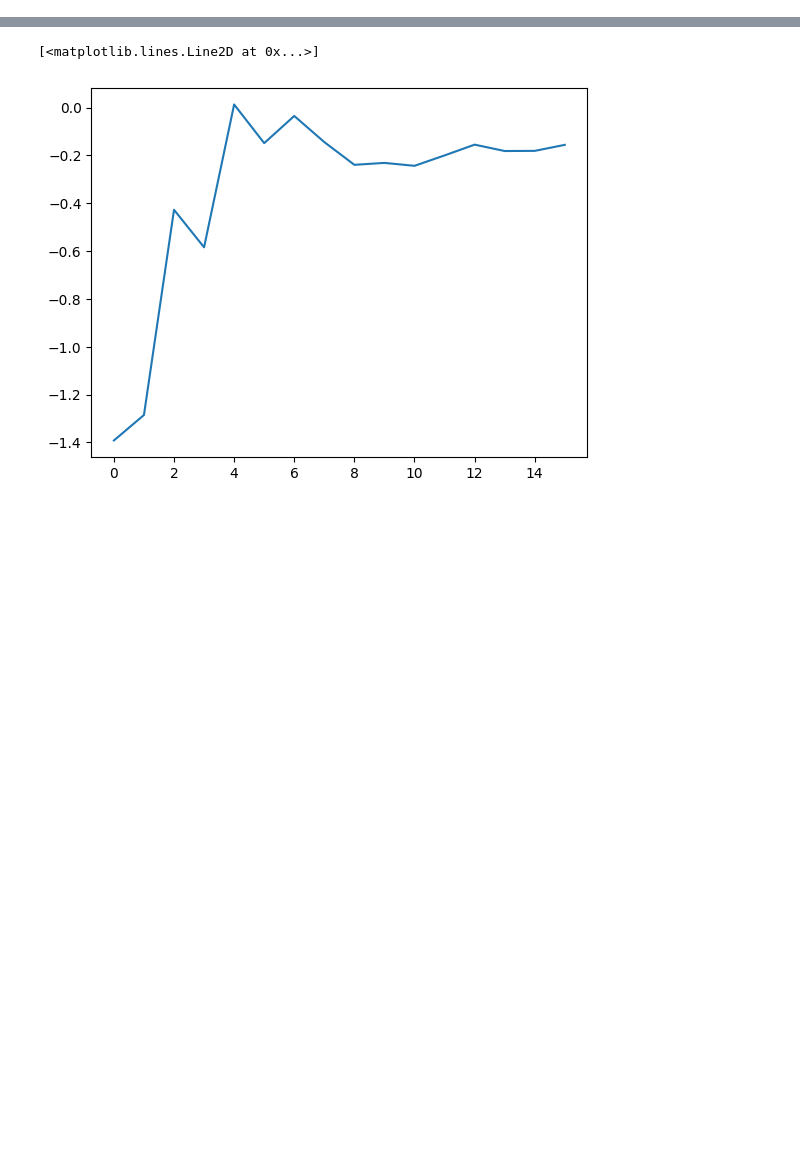
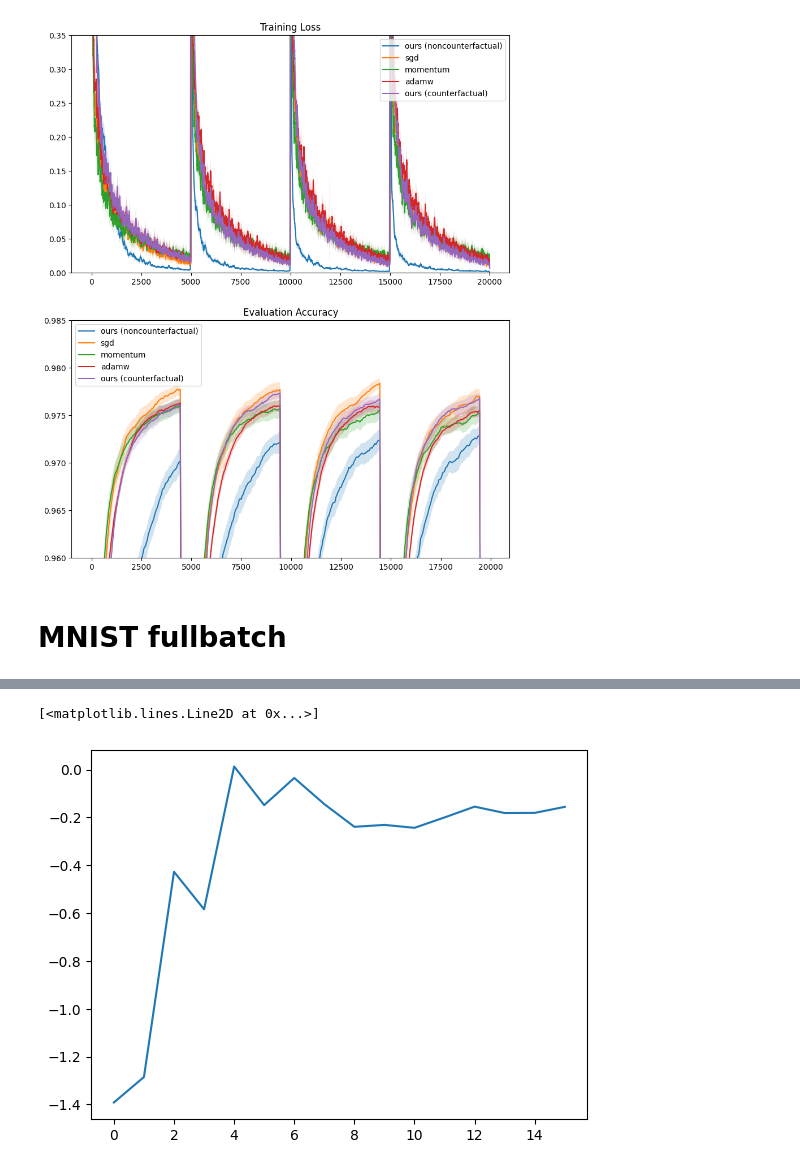
Before and after one commit to edogariu/meta_opt, a Jupyter notebook: notebooks/plotting.ipynb, the cells around one changed output, grey strips where cells are left out. Drawn from its saved outputs; the diff is of its cells as text; code cells hidden in the pictures; blank space fills up the shorter version.

Commit message:
added the plotting notebook

```diff
--- a/notebooks/plotting.ipynb
+++ b/notebooks/plotting.ipynb
@@ -45,0 +39,9 @@ note: using full_batch means we will never eval
+# %%
+# load
+CFG['experiment_name'] = 'mnist'
+results = make(CFG)  # save to temp var `_results` so that we dont immediately overwrite `results` in case somethings wrong
+# processed_results = process_results(CFG, results)
+processed_results = pkl.load(open('{}/data/{}_processed.pkl'.format(CFG['directory'], CFG['experiment_name']), 'rb'))
+
+# processed_results = append_results(processed_results, 'mnist_baselines')
+# processed_results = append_results(processed_results, 'mnist_pretrained')
@@ -45,0 +54,51 @@ note: using full_batch means we will never eval
+# %%
+# plot
+keys_to_plot = {
+    'sgd': 'sgd',
+    'momentum': 'momentum',
+    'adamw': 'adamw',
+    # 'dadamw': 'd-adap',
+    # 'mechadamw': 'mechanic',
+    # 'rmsprop',
+    # 'hgd': 'hgd',
+    # 'frozen': 'ours (frozen)',
+    'metaopt_cf_long_noadam': 'ours (counterfactual)',
+    # 'metaopt_ncf_noadam': 'ours (noncounterfactual)',
+    'metaopt_ncf_quick': 'ours (noncounterfactual)',
+
+    # # custom ones
+    # 'sgd_2.0': 'sgd',
+    # 'momentum_0.3': 'momentum',
+    # 'frozen_wmt_fullbatch_clip/cf_adam_6e-4_clip=1.0[-1]': 'ours (frozen)',
+    # 'rsqrt_0.002': 'rsqrt',
+
+}
+
+plots_to_make = {
+              'loss': 'Training Loss',
+              # 'eval_loss': 'Evaluation Loss',
+              'eval_acc': 'Evaluation Accuracy',
+              # 'bleu': 'BLEU Score',
+              # 'M': 'Learned Coefficients',
+              # 'anim': 'Animation',
+              # 'param_sq_norm': 'Sq Param Norm',
+              # 'grad_sq_norm': 'Sq Grad Norm',
+              # 'proj_grad_sq_norm': 'Proj Sq Grad Norm',
+               # 'lr': 'Learning Rate',
+}
+
+# keys_to_plot = '.*'  # anything
+
+(fig, ax), anim = plot(results, processed_results, keys_to_plot, plots_to_make, anim_bounds=(-5, 2), smoothing=20)
+ax[0].set_ylim(0, 0.35)
+ax[1].set_ylim(0.96, 0.98)
+# plt.savefig('{}/figs/{}.pdf'.format(CFG['directory'], CFG['experiment_name']))
+plt.show()
+
+if anim is not None:
+    h = HTML(anim.to_html5_video())
+    display(h)
+# %% [output]
+[figure, added]
+# %% [markdown]
+# MNIST fullbatch
```
Also changed, not shown: parts of 23 cells of this notebook, 1 other file.
